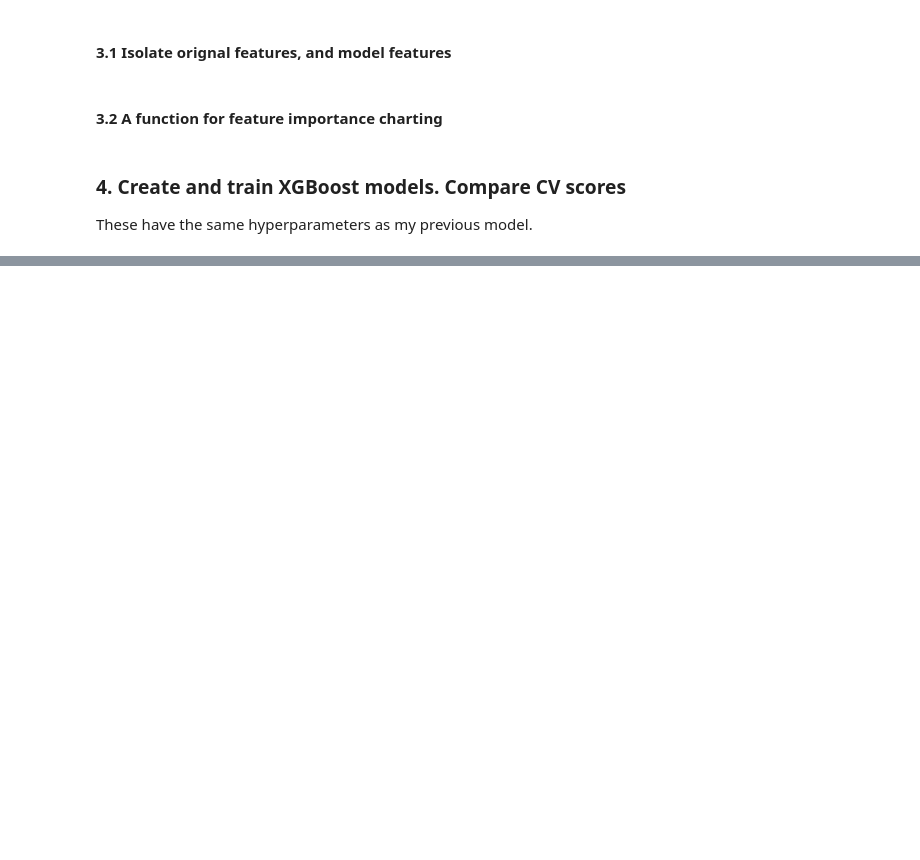
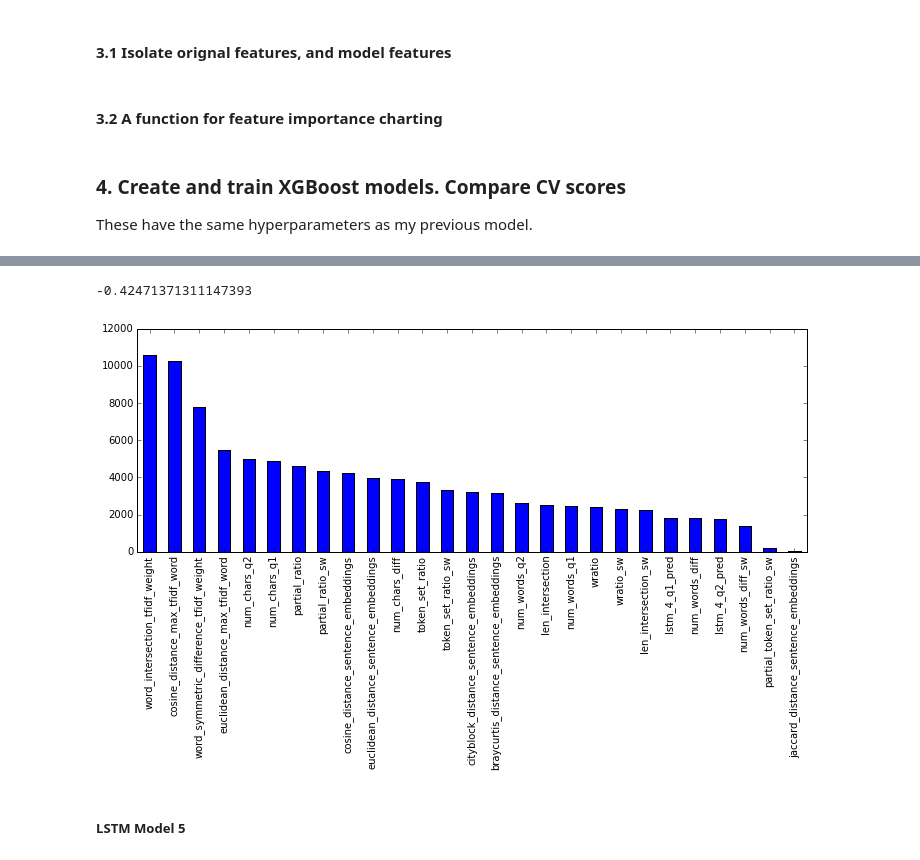
Before and after one commit to tamirbennatan/quora, a Jupyter notebook: xgboost/xgboost_extended_features.ipynb, the cells around one changed output, grey strips where cells are left out. Drawn from its saved outputs; the diff is of its cells as text; code cells hidden in the pictures; blank space fills up the shorter version.

```diff
--- a/xgboost/xgboost_extended_features.ipynb
+++ b/xgboost/xgboost_extended_features.ipynb
@@ -378,0 +524,10 @@ grid_search1 = GridSearchCV(model1, xgb_params, scoring='neg_log_loss', n_jobs=-
+# %%
+grid_result4.best_score_
+# %% [output]
+-0.42471371311147393
+# %%
+feature_importance(grid_result4.best_estimator_)
+# %% [output]
+[figure, added]
+# %% [markdown]
+##### LSTM Model 5
```
Also changed, not shown: parts of 47 cells of this notebook, 4 other files.
